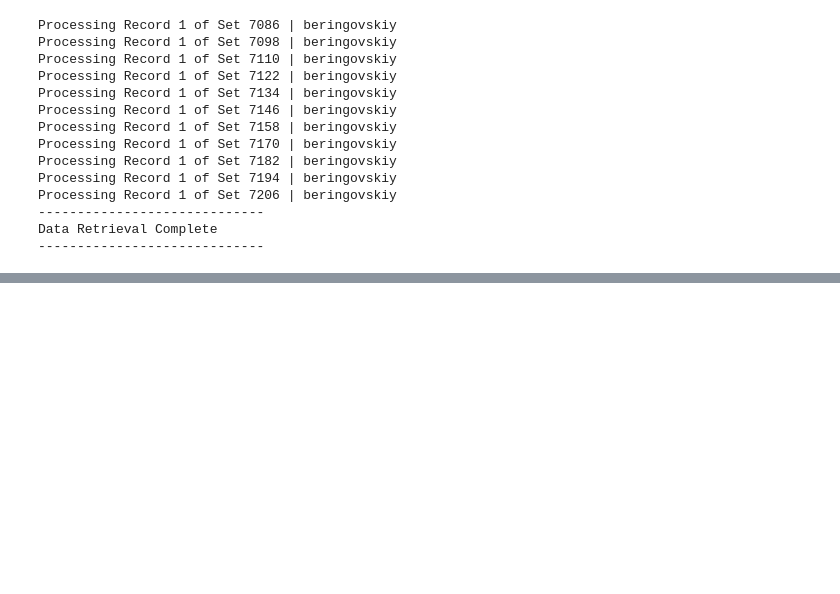
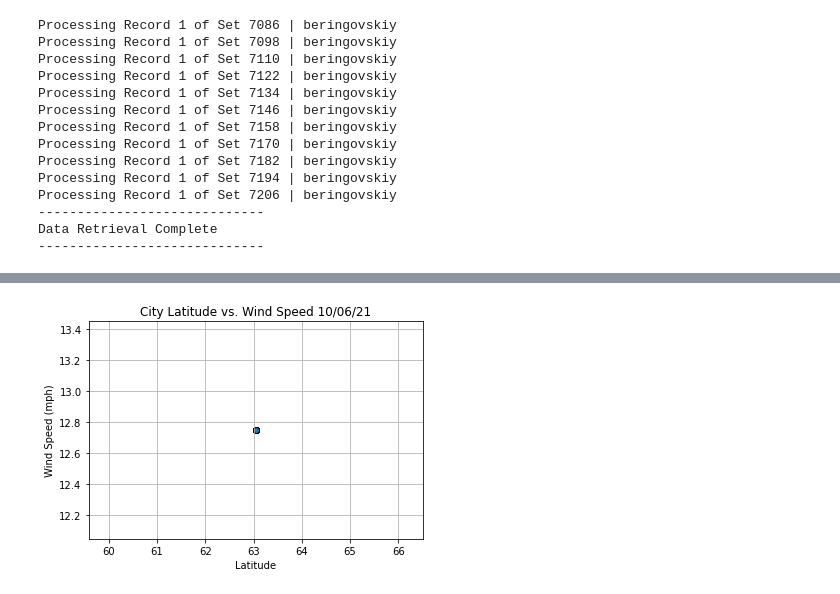
Before and after one commit to ltmurphy/World_Weather_Analysis, a Jupyter notebook: WeatherPy.ipynb, the cells around one changed output, grey strips where cells are left out. Cells and saved outputs as stored; diff of their text form; code cells hidden in the pictures; blank space fills up the shorter version.

```diff
--- a/WeatherPy.ipynb
+++ b/WeatherPy.ipynb
@@ -366,0 +468,23 @@ city_data_df.to_csv(output_data_file, index_label="City_ID")
+# %%
+# 6.3.4 Plot Latitude vs. Wind Speed
+# You have one last scatter plot to make. If you can make it through this one, you'll be done with scatter plots for the day. Just be sure to upload them to GitHub so the team working on the STEM project can get them for the community outreach website!
+# Now, we can create our last scatter plot! Let's repurpose the code we have been using and change the y-axis variable to "wind speed," the title to "Wind Speed," and the y-axis label to "Wind Speed (mph)."
+# In a new cell, add the following code and run the cell.
+
+# Build the scatter plots for latitude vs. wind speed.
+plt.scatter(lats,
+            wind_speed,
+            edgecolor="black", linewidths=1, marker="o",
+            alpha=0.8, label="Cities")
+
+# Incorporate the other graph properties.
+plt.title(f"City Latitude vs. Wind Speed "+ time.strftime("%x"))
+plt.ylabel("Wind Speed (mph)")
+plt.xlabel("Latitude")
+plt.grid(True)
+# Save the figure.
+plt.savefig("weather_data/Fig4.png")
+# Show plot.
+plt.show()
+# %% [output]
+[figure, added]
```
Also changed, not shown: parts of 32 cells of this notebook, 1 other file.
